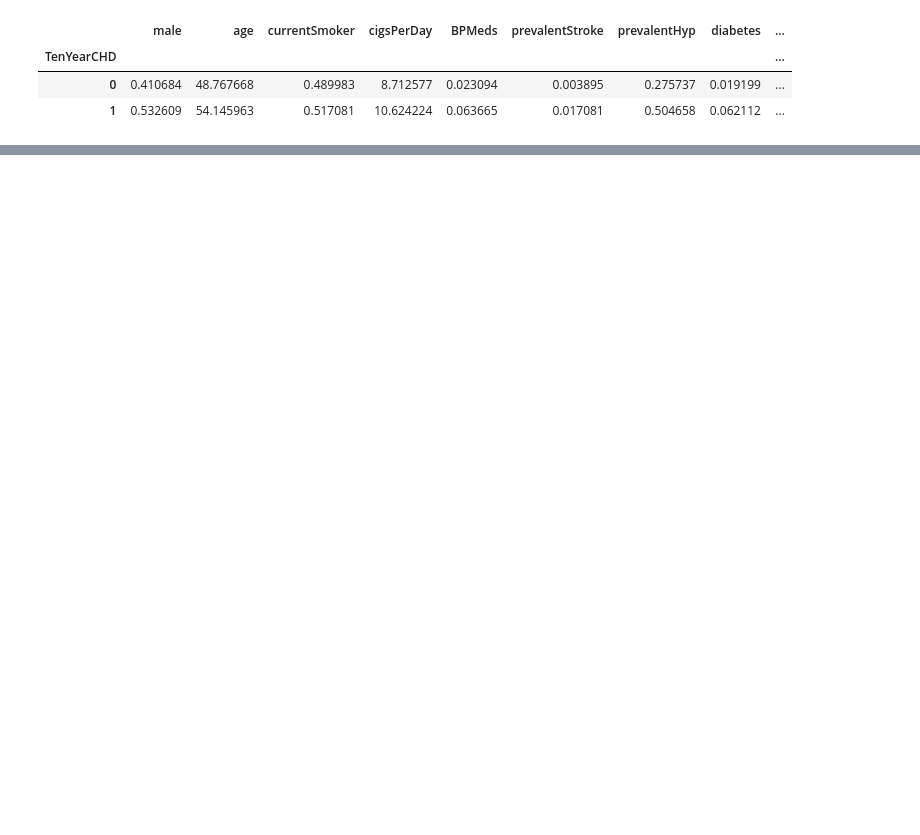
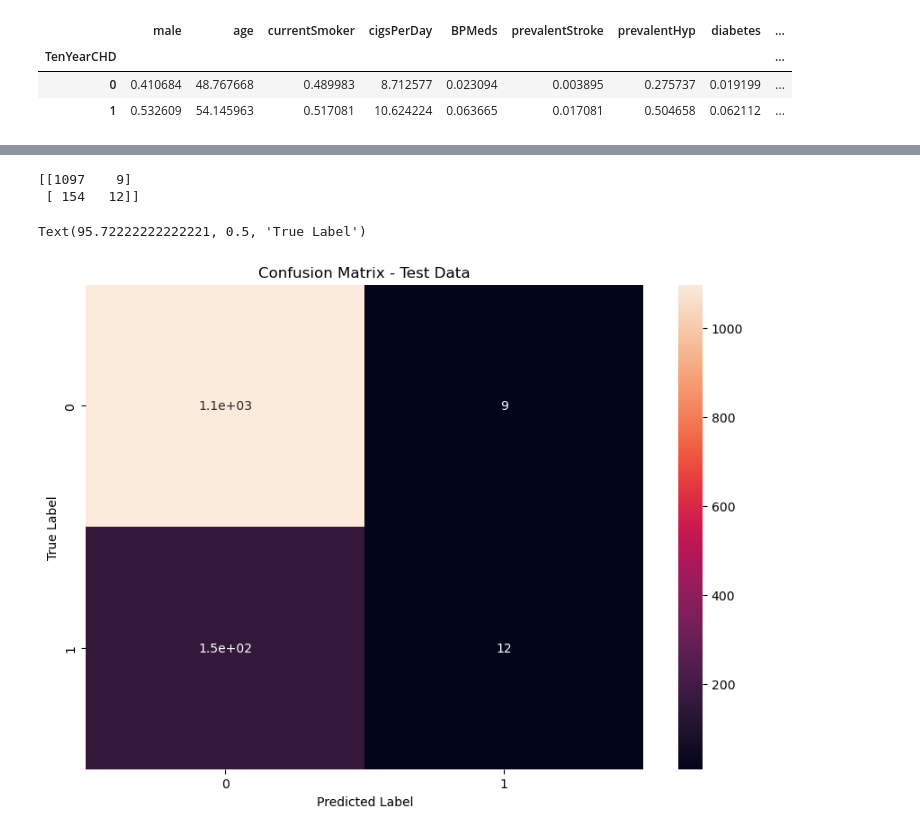
Before and after one commit to pradheepg/Heart_Disease_Prediction, a Jupyter notebook: heart_disease.ipynb, the cells around one changed output, grey strips where cells are left out. Saved outputs shown, nothing was run; the diff lists cells and outputs as text; code cells hidden in the pictures; blank space fills up the shorter version.

```diff
--- a/heart_disease.ipynb
+++ b/heart_disease.ipynb
@@ -111,0 +167,9 @@ ds.groupby('TenYearCHD').mean()
+# %%
+# Train/Test splitting of data
+X_train,X_test,y_train,y_test=train_test_split(X,y,test_size=0.30,random_state=1)
+# %%
+# Initializing Logistic Regression Model
+Classifier = LogisticRegression()
+
+# Train the Logistic Regression Model
+Classifier.fit(X_train,y_train)
@@ -111,0 +185,9 @@ ds.groupby('TenYearCHD').mean()
+# %%
+# Predicting the target variable using the trained model and the test data
+y_test_hat = Classifier.predict(X_test)
+
+# Creating a DataFrame to store the actual and predicted values of the target variable
+Results = pd.DataFrame({'Actual': y_test, 'Predictions': y_test_hat})
+
+# Displaying the first 5 rows of the Results DataFrame
+Results.head(5)
@@ -111,0 +228,25 @@ ds.groupby('TenYearCHD').mean()
+# %%
+# Import the confusion_matrix function from sklearn.metrics module
+from sklearn.metrics import confusion_matrix
+
+# Calculate the confusion matrix for the test set and output it to the console.
+cm = confusion_matrix(y_test,y_test_hat)
+print(cm)
+# %% [output]
+[[1097    9]
+ [ 154   12]]
+# %%
+# Importing the seaborn library for visualization
+import seaborn as sn
+
+# Creating a heatmap using the confusion matrix with annotations
+plt.figure(figsize=(10,7))
+sn.heatmap(cm, annot=True)
+
+# Setting the title, x-label and y-label of the heatmap
+plt.title('Confusion Matrix - Test Data')
+plt.xlabel('Predicted Label')
+plt.ylabel('True Label')
+# %% [output]
+Text(95.72222222222221, 0.5, 'True Label')
+[figure, added]
```
Also changed, not shown: parts of 18 cells of this notebook.
